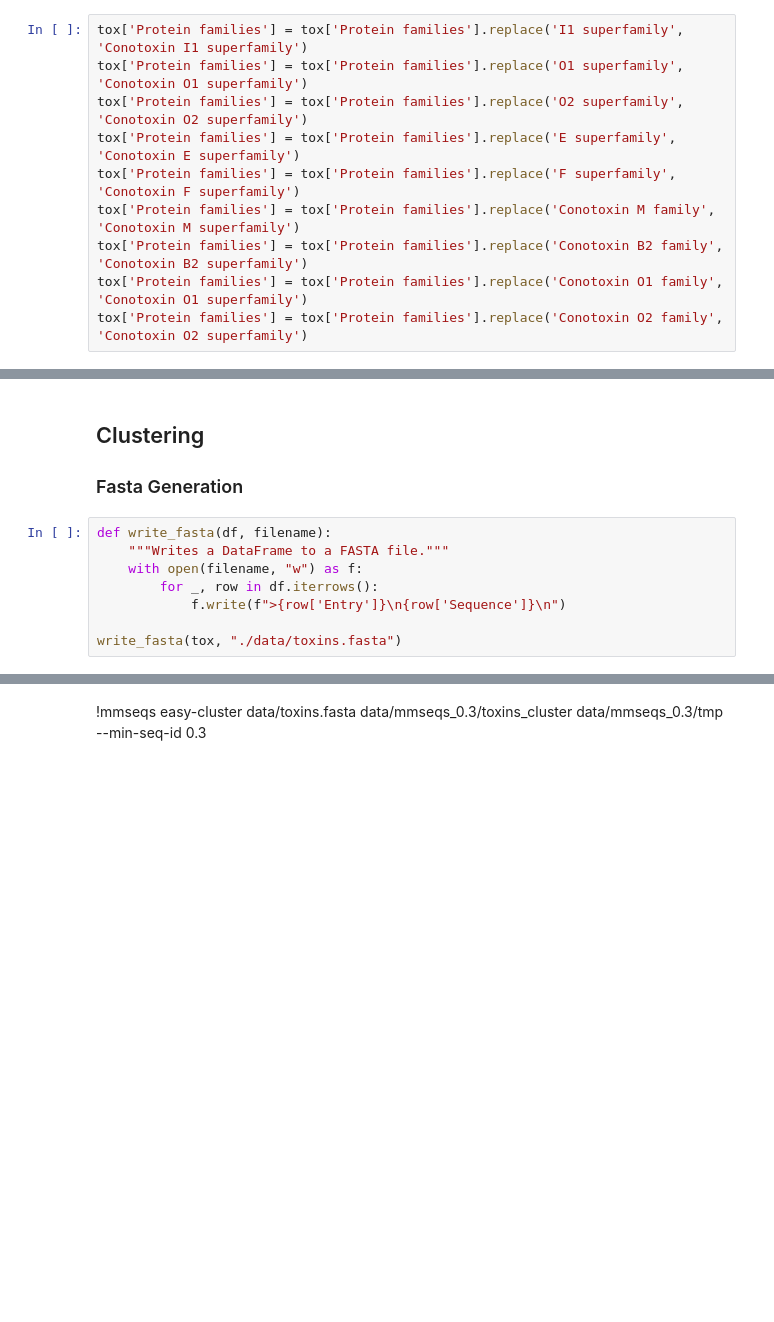
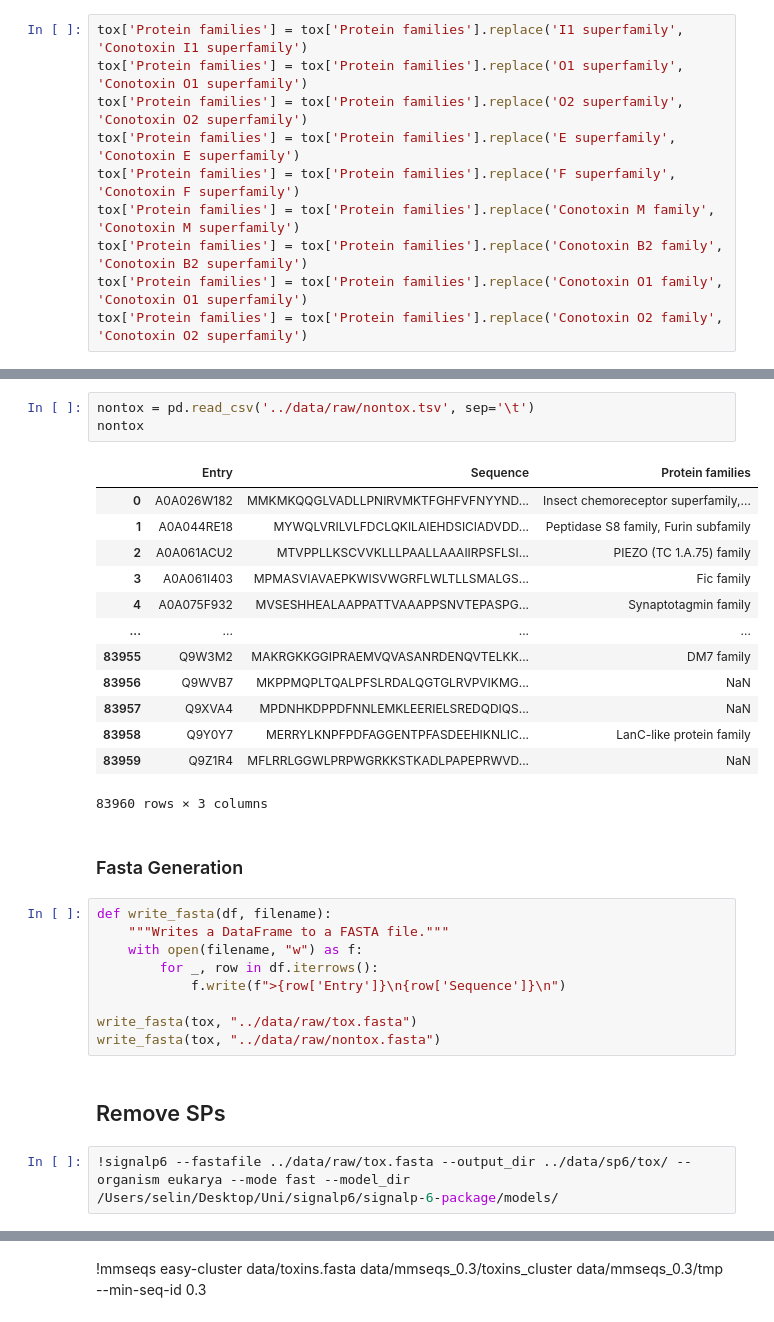
Before and after one commit to Sisistern123/ToxFam, a Jupyter notebook: notebooks/0_preprocessing.ipynb, the cells around one changed output, grey strips where cells are left out. Cells and saved outputs as stored; diff of their text form; blank space fills up the shorter version.

```diff
--- a/notebooks/0_preprocessing.ipynb
+++ b/notebooks/0_preprocessing.ipynb
@@ -46,5 +78,21 @@ tox['Protein families'].value_counts()
+# %%
+nontox = pd.read_csv('../data/raw/nontox.tsv', sep='\t')
+nontox
+# %% [output]
+|  | Entry | Sequence | Protein families |
+| 0 | A0A026W182 | MMKMKQQGLVADLLPNIRVMKTFGHFVFNYYND... | Insect chemoreceptor superfamily,... |
+| 1 | A0A044RE18 | MYWQLVRILVLFDCLQKILAIEHDSICIADVDD... | Peptidase S8 family, Furin subfamily |
+| 2 | A0A061ACU2 | MTVPPLLKSCVVKLLLPAALLAAAIIRPSFLSI... | PIEZO (TC 1.A.75) family |
+| 3 | A0A061I403 | MPMASVIAVAEPKWISVWGRFLWLTLLSMALGS... | Fic family |
+| 4 | A0A075F932 | MVSESHHEALAAPPATTVAAAPPSNVTEPASPG... | Synaptotagmin family |
+| ... | ... | ... | ... |
+| 83955 | Q9W3M2 | MAKRGKKGGIPRAEMVQVASANRDENQVTELKK... | DM7 family |
+| 83956 | Q9WVB7 | MKPPMQPLTQALPFSLRDALQGTGLRVPVIKMG... | NaN |
+| 83957 | Q9XVA4 | MPDNHKDPPDFNNLEMKLEERIELSREDQDIQS... | NaN |
+| 83958 | Q9Y0Y7 | MERRYLKNPFPDFAGGENTPFASDEEHIKNLIC... | LanC-like protein family |
+| 83959 | Q9Z1R4 | MFLRRLGGWLPRPWGRKKSTKADLPAPEPRWVD... | NaN |
+83960 rows × 3 columns
 # %% [markdown]
-## Clustering
 ### Fasta Generation
 # %%
 def write_fasta(df, filename):
@@ -53,4 +101,9 @@ def write_fasta(df, filename):
         for _, row in df.iterrows():
             f.write(f">{row['Entry']}\n{row['Sequence']}\n")
 
-write_fasta(tox, "./data/toxins.fasta")
+write_fasta(tox, "../data/raw/tox.fasta")
+write_fasta(tox, "../data/raw/nontox.fasta")
+# %% [markdown]
+## Remove SPs
+# %%
+!signalp6 --fastafile ../data/raw/tox.fasta --output_dir ../data/sp6/tox/ --organism eukarya --mode fast --model_dir /Users/selin/Desktop/Uni/signalp6/signalp-6-package/models/
```
Also changed, not shown: parts of 14 cells of this notebook, 4 other files.
